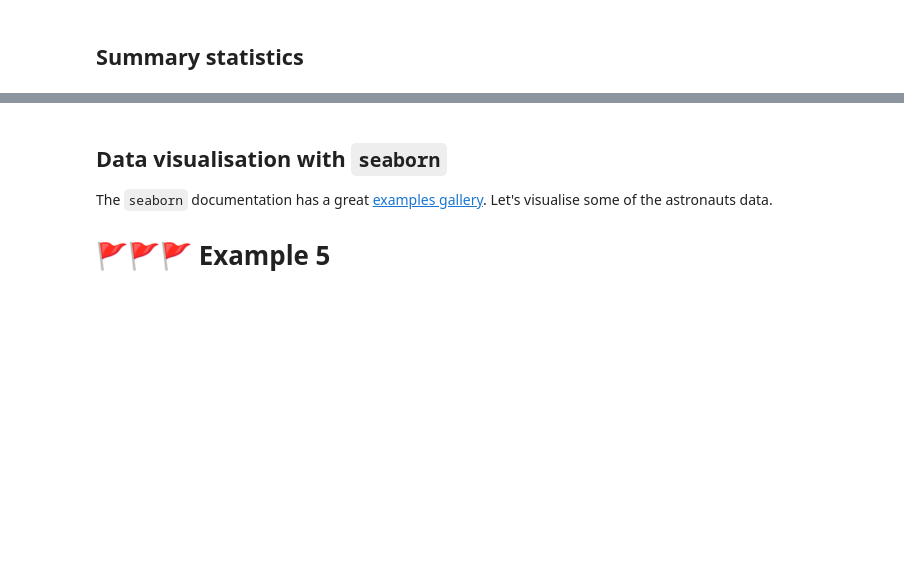
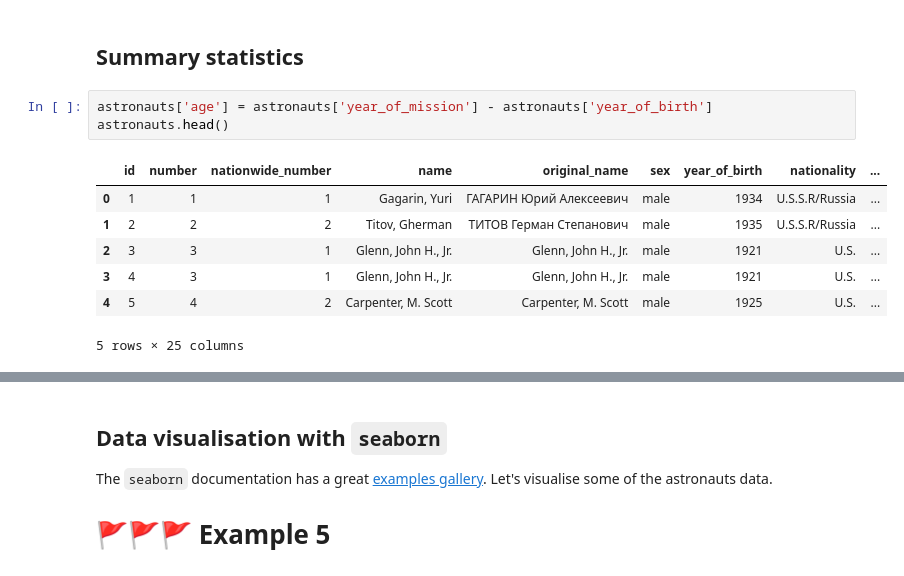
Before and after one commit to chdesvages/ddi-intro-python-feb21, a Jupyter notebook: presentation.ipynb, the cells around one changed output, grey strips where cells are left out. Cells and saved outputs as stored; diff of their text form; blank space fills up the shorter version.

```diff
--- a/presentation.ipynb
+++ b/presentation.ipynb
@@ -173,3 +271,14 @@ astronauts.head(10)
 # %% [markdown]
 ## Summary statistics
+# %%
+astronauts['age'] = astronauts['year_of_mission'] - astronauts['year_of_birth']
+astronauts.head()
+# %% [output]
+|  | id | number | nationwide_number | name | original_name | sex | year_of_birth | nationality | ... |
+| 0 | 1 | 1 | 1 | Gagarin, Yuri | ГАГАРИН Юрий Алексеевич | male | 1934 | U.S.S.R/Russia | ... |
+| 1 | 2 | 2 | 2 | Titov, Gherman | ТИТОВ Герман Степанович | male | 1935 | U.S.S.R/Russia | ... |
+| 2 | 3 | 3 | 1 | Glenn, John H., Jr. | Glenn, John H., Jr. | male | 1921 | U.S. | ... |
+| 3 | 4 | 3 | 1 | Glenn, John H., Jr. | Glenn, John H., Jr. | male | 1921 | U.S. | ... |
+| 4 | 5 | 4 | 2 | Carpenter, M. Scott | Carpenter, M. Scott | male | 1925 | U.S. | ... |
+5 rows × 25 columns
 # %%
```
Also changed, not shown: parts of 28 cells of this notebook, 1 other file.
